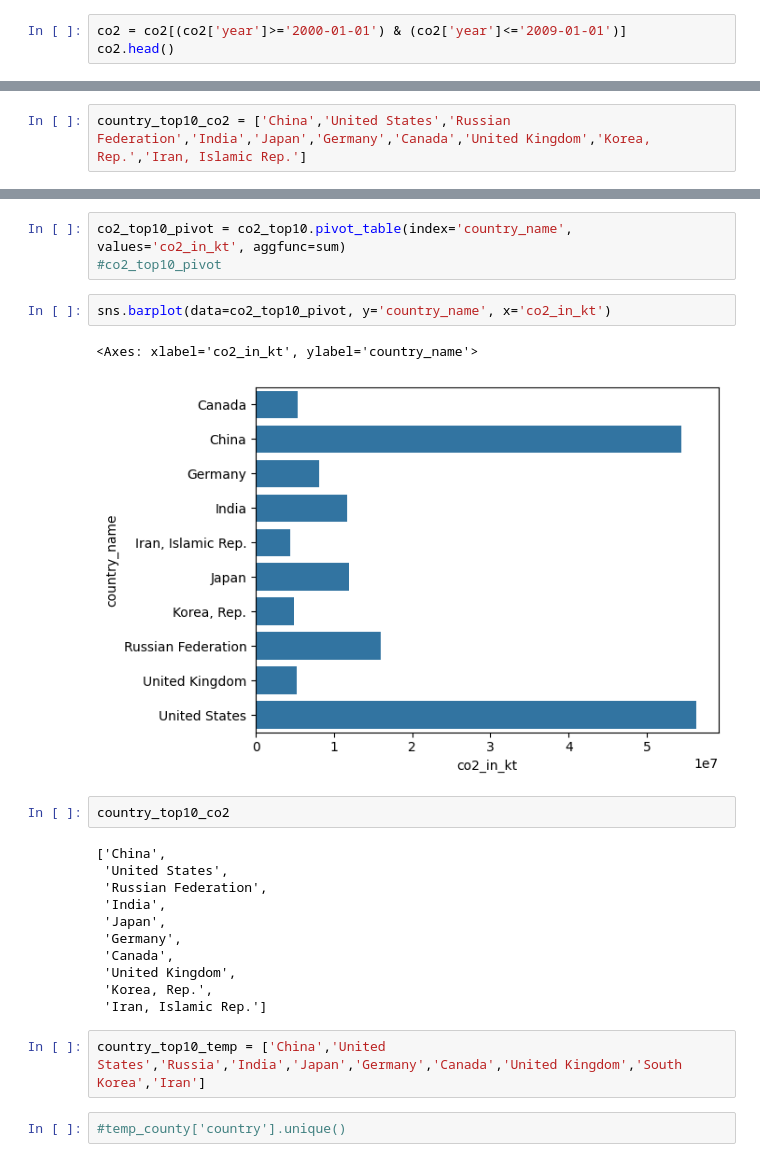
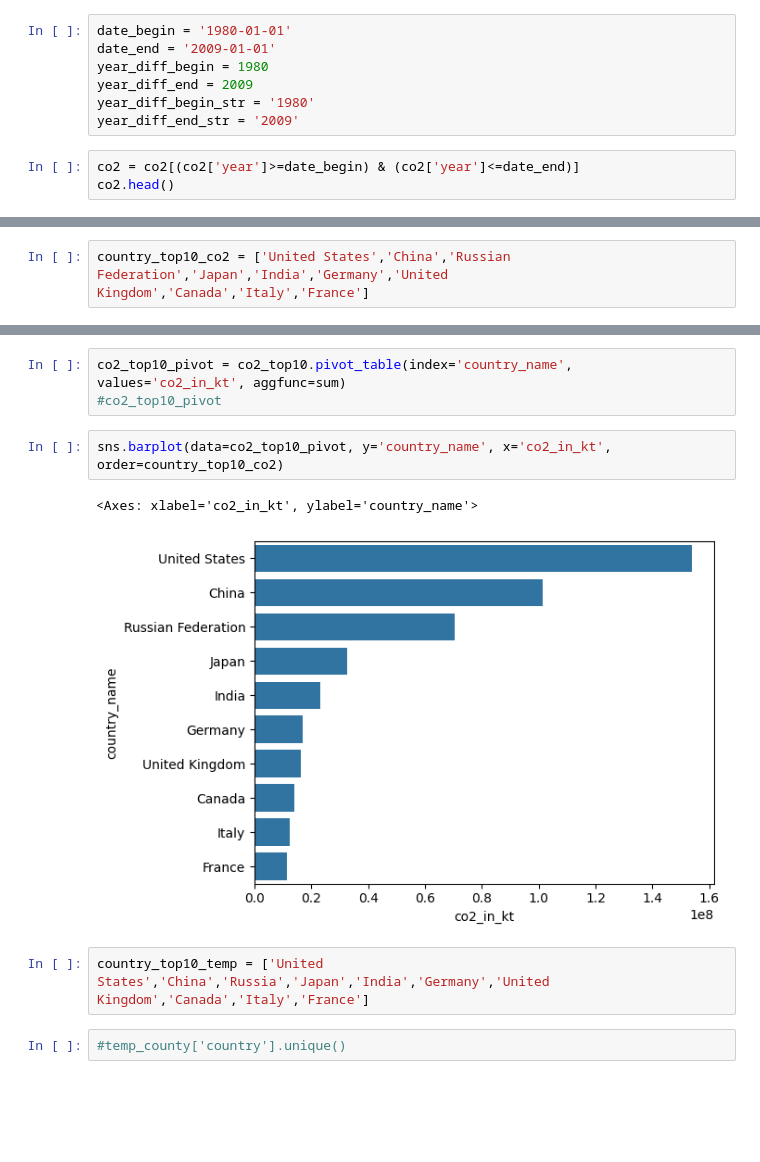
Before and after one commit to PatrickSchuetten/Climate_Change_Data_Exploration, a Jupyter notebook: notebooks/Question3.ipynb, the cells around one changed output, grey strips where cells are left out. Drawn from its saved outputs; the diff is of its cells as text; blank space fills up the shorter version.

```diff
--- a/notebooks/Question3.ipynb
+++ b/notebooks/Question3.ipynb
@@ -11,5 +11,12 @@ temp_county = pd.read_csv('../data/cleaned/global_temperatures_by_country_2000_2
+# %%
+date_begin = '1980-01-01'
+date_end = '2009-01-01'
+year_diff_begin = 1980
+year_diff_end = 2009
+year_diff_begin_str = '1980'
+year_diff_end_str = '2009'
 # %%
-co2 = co2[(co2['year']>='2000-01-01') & (co2['year']<='2009-01-01')]
+co2 = co2[(co2['year']>=date_begin) & (co2['year']<=date_end)]
 co2.head()
 # %% [output]
 |  | country_code | country_name | year | co2_in_kt |
@@ -24,7 +31,7 @@ co2rank = pd.pivot_table(co2, index='country_name', values='co2_in_kt', aggfunc=
 )
 #co2rank.head(50)
 # %%
-country_top10_co2 = ['China','United States','Russian Federation','India','Japan','Germany','Canada','United Kingdom','Korea, Rep.','Iran, Islamic Rep.']
+country_top10_co2 = ['United States','China','Russian Federation','Japan','India','Germany','United Kingdom','Canada','Italy','France']
 # %%
 co2_top10 = co2[co2['country_name'].isin(country_top10_co2)]
 #co2_top10
@@ -32,25 +39,12 @@ co2_top10 = co2[co2['country_name'].isin(country_top10_co2)]
 co2_top10_pivot = co2_top10.pivot_table(index='country_name', values='co2_in_kt', aggfunc=sum)
 #co2_top10_pivot
 # %%
-sns.barplot(data=co2_top10_pivot, y='country_name', x='co2_in_kt')
+sns.barplot(data=co2_top10_pivot, y='country_name', x='co2_in_kt', order=country_top10_co2)
 # %% [output]
 <Axes: xlabel='co2_in_kt', ylabel='country_name'>
-[figure, old version]
+[figure, new version]
-# %%
-country_top10_co2
-# %% [output]
-['China',
- 'United States',
- 'Russian Federation',
- 'India',
- 'Japan',
- 'Germany',
- 'Canada',
- 'United Kingdom',
- 'Korea, Rep.',
- 'Iran, Islamic Rep.']
 # %%
-country_top10_temp = ['China','United States','Russia','India','Japan','Germany','Canada','United Kingdom','South Korea','Iran']
+country_top10_temp = ['United States','China','Russia','Japan','India','Germany','United Kingdom','Canada','Italy','France']
 # %%
 #temp_county['country'].unique()
 # %%
```
Also changed, not shown: parts of 12 cells of this notebook, 2 other files.
